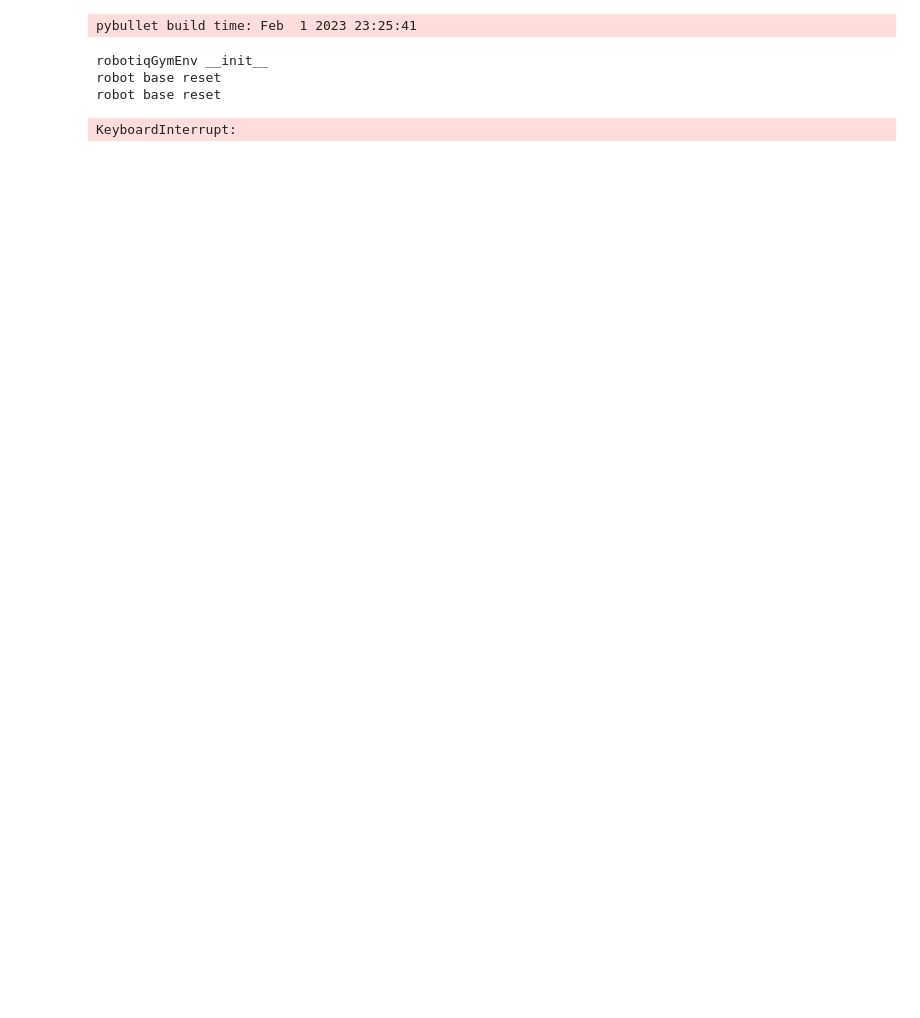
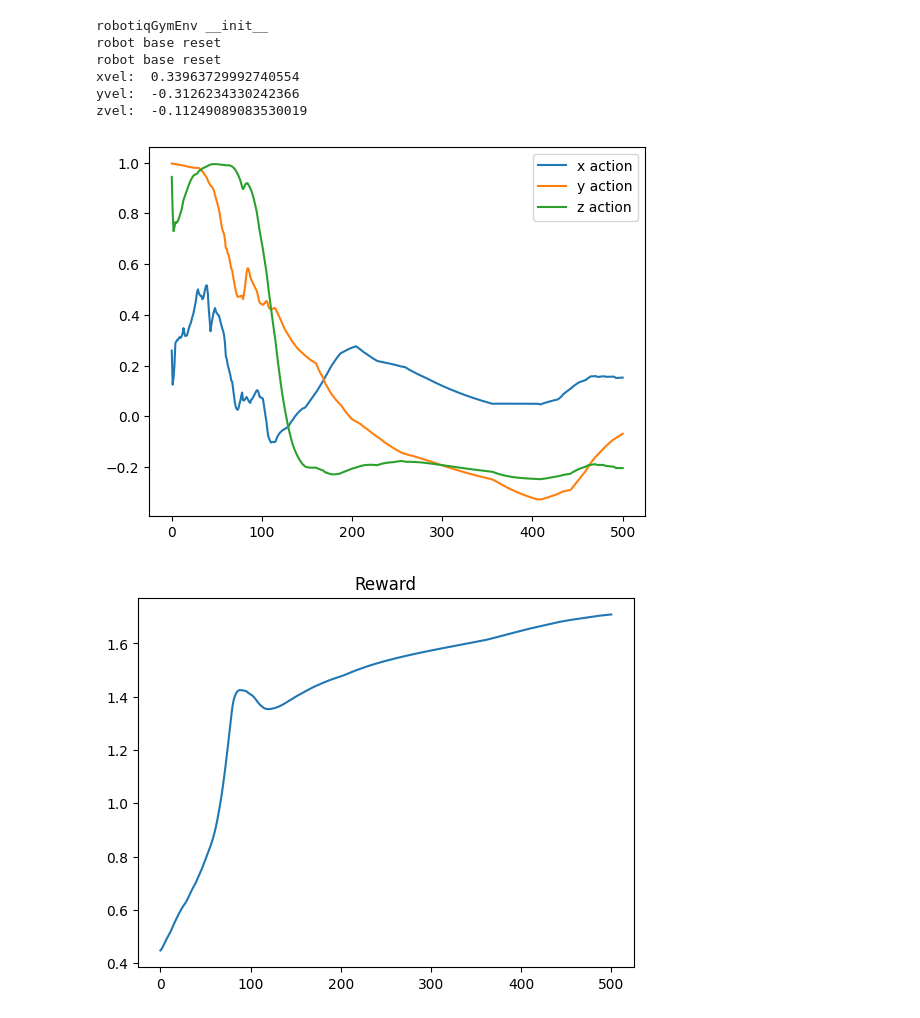
Before and after one commit to baha2r/Fanuc_Robotiq_Grasp, a Jupyter notebook: EnvDebug.ipynb, the cells around one changed output. Saved outputs shown, nothing was run; the diff lists cells and outputs as text; code cells hidden in the pictures; blank space fills up the shorter version.

Commit message:
model updated!

```diff
--- a/EnvDebug.ipynb
+++ b/EnvDebug.ipynb
@@ -24,7 +24,7 @@ def main():
 
     env = robotiqGymEnv(records=False, renders=False)
 
-    dir = "models/20230316-03:42PM_SAC_M10000_0.04_39/best_model.zip"
+    dir = "models/20230323-08:43PM_SAC_M10000_0.04_39/best_model.zip"
     model = SAC.load(dir)
 
     # mean_reward, std_reward = evaluate_policy(model, env, n_eval_episodes=10)
@@ -38,9 +38,15 @@ def main():
     xposition_ = np.array([])
     yposition_ = np.array([])
     zposition_ = np.array([])
+    gripperroll_ = np.array([])
+    gripperpitch_ = np.array([])
+    gripperyaw_ = np.array([])
     targetxposition_ = np.array([])
     targetyposition_ = np.array([])
     targetzposition_ = np.array([])
+    targetroll_ = np.array([])
+    targetpitch_ = np.array([])
+    targetyaw_ = np.array([])
     closestpoint_ = np.array([])
     contactforce_ = np.array([])
 
@@ -61,9 +67,19 @@ def main():
         xposition_ = np.append(xposition_ , p.getBasePositionAndOrientation(env._robotiq.robotiqUid)[0][0])
         yposition_ = np.append(yposition_ , p.getBasePositionAndOrientation(env._robotiq.robotiqUid)[0][1])
         zposition_ = np.append(zposition_ , p.getBasePositionAndOrientation(env._robotiq.robotiqUid)[0][2])
+        gripperangle = p.getEulerFromQuaternion(p.getBasePositionAndOrientation(env._robotiq.robotiqUid)[1])
+        gripperroll_ = np.append(gripperroll_ , gripperangle[0])
+        gripperpitch_ = np.append(gripperpitch_ , gripperangle[1])
+        gripperyaw_ = np.append(gripperyaw_ , gripperangle[2])
+
         targetxposition_ = np.append(targetxposition_ , p.getBasePositionAndOrientation(env.blockUid)[0][0])
-        targetyposition_ = np.append(targetyposition_ , p.getBasePositionAndOrientation(env.blockUid)[0][1] - 0.2)
+        targetyposition_ = np.append(targetyposition_ , p.getBasePositionAndOrientation(env.blockUid)[0][1])
         targetzposition_ = np.append(targetzposition_ , p.getBasePositionAndOrientation(env.blockUid)[0][2])
+        targetangle = p.getEulerFromQuaternion(p.getBasePositionAndOrientation(env.blockUid)[1])
+        targetroll_ = np.append(targetroll_ , targetangle[0])
+        targetpitch_ = np.append(targetpitch_ , targetangle[1])
+        targetyaw_ = np.append(targetyaw_ , targetangle[2])
+
         closestpoint_ = np.append(closestpoint_ , p.getClosestPoints(env._robotiq.robotiqUid, env.blockUid, 100, -1, -1)[0][8])
         xtargetvel = p.getBaseVelocity(env.blockUid)[0][0]
         ytargetvel = p.getBaseVelocity(env.blockUid)[0][1]
@@ -73,45 +89,59 @@ def main():
         # time.sleep(0.1)
 
 
+    print("xvel: ", xtargetvel)
+    print("yvel: ", ytargetvel)
+    print("zvel: ", ztargetvel)
+
+    plt.figure()
     plt.plot(xaction_, label="x action")
     plt.plot(yaction_, label="y action")
     plt.plot(zaction_, label="z action")
     plt.legend()
 
-    print("xvel: ", xtargetvel)
-    print("yvel: ", ytargetvel)
-    print("zvel: ", ztargetvel)
 
     plt.figure()
     plt.plot(rewards_, label="reward")
     plt.title("Reward")
 
     plt.figure()
     plt.plot(xposition_, label="x position", color='r')
     plt.plot(yposition_, label="y position", color='g')
     plt.plot(zposition_, label="z position", color='b')
 
     plt.plot(targetxposition_, label="target x position", linestyle='--', color='r')
     plt.plot(targetyposition_, label="target y position", linestyle='--', color='g')
     plt.plot(targetzposition_, label="target z position", linestyle='--', color='b')
     plt.legend()
 
     plt.figure()
+    plt.plot(gripperroll_, label="gripper roll")
+    plt.plot(gripperpitch_, label="gripper pitch")
+    plt.plot(gripperyaw_, label="gripper yaw")
+    plt.plot(targetroll_, label="target roll", linestyle='--')
+    plt.plot(targetpitch_, label="target pitch", linestyle='--')
+    plt.plot(targetyaw_, label="target yaw", linestyle='--')
+    plt.legend()
+
+    plt.figure()
     plt.plot(closestpoint_, label="closest distance")
     plt.plot(np.zeros(len(closestpoint_)), linestyle='--')
     plt.legend()
 
     plt.figure()
     plt.plot(contactforce_, label="contact force")
     plt.legend()
 
 
 
 if __name__ == "__main__":
   main()
 # %% [output]
-pybullet build time: Feb  1 2023 23:25:41
+robotiqGymEnv __init__
+robot base reset
+robot base reset
+xvel:  0.33963729992740554
+yvel:  -0.3126234330242366
+zvel:  -0.11249089083530019
-robotiqGymEnv __init__
-robot base reset
-robot base reset
-KeyboardInterrupt:
+[figure, added]
+[figure, added]
```
Also changed, not shown: parts of 1 cell of this notebook, 4 other files.
